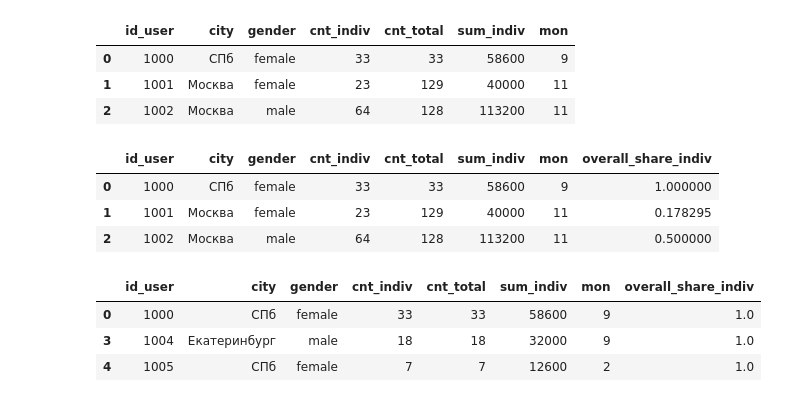
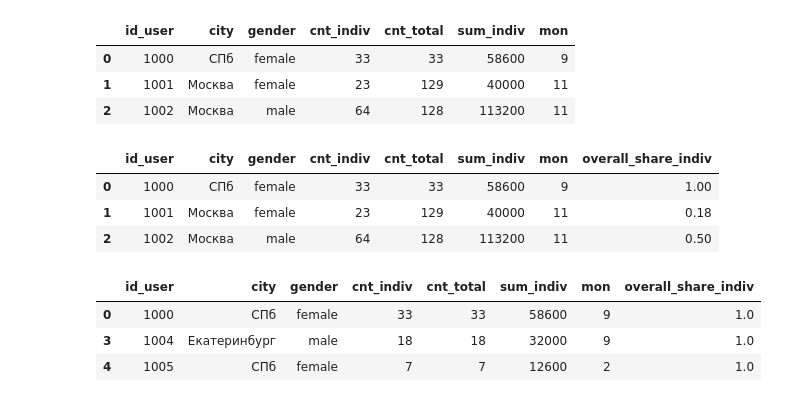
Before and after one commit to irek-ishtimirov-data-analyst/fitness-business-analytics-python, a Jupyter notebook: 06_User_Profiling_Activity_and_Churn_Analysis.ipynb, the cells around one changed output. Cells and saved outputs as stored; diff of their text form; code cells hidden in the pictures.

```diff
--- a/06_User_Profiling_Activity_and_Churn_Analysis.ipynb
+++ b/06_User_Profiling_Activity_and_Churn_Analysis.ipynb
@@ -97,12 +97,12 @@ user_totals.head(3)
 | 1 | 1001 | Москва | female | 23 | 129 | 40000 | 11 |
 | 2 | 1002 | Москва | male | 64 | 128 | 113200 | 11 |
 # %%
-# Выделить пользователей, которые делают упор на индивидуальные тренировки.
+# Для каждого пользователя находим долю индивидуальных тренировок.
 user_totals['overall_share_indiv'] = user_totals['cnt_indiv'] / user_totals['cnt_total']
-user_totals.head(3)
+user_totals.head(3).round(2)
 # %% [output]
 |  | id_user | city | gender | cnt_indiv | cnt_total | sum_indiv | mon | overall_share_indiv |
-| 0 | 1000 | СПб | female | 33 | 33 | 58600 | 9 | 1.000000 |
-| 1 | 1001 | Москва | female | 23 | 129 | 40000 | 11 | 0.178295 |
-| 2 | 1002 | Москва | male | 64 | 128 | 113200 | 11 | 0.500000 |
+| 0 | 1000 | СПб | female | 33 | 33 | 58600 | 9 | 1.00 |
+| 1 | 1001 | Москва | female | 23 | 129 | 40000 | 11 | 0.18 |
+| 2 | 1002 | Москва | male | 64 | 128 | 113200 | 11 | 0.50 |
 # %%
```
Also changed, not shown: parts of 11 cells of this notebook.
